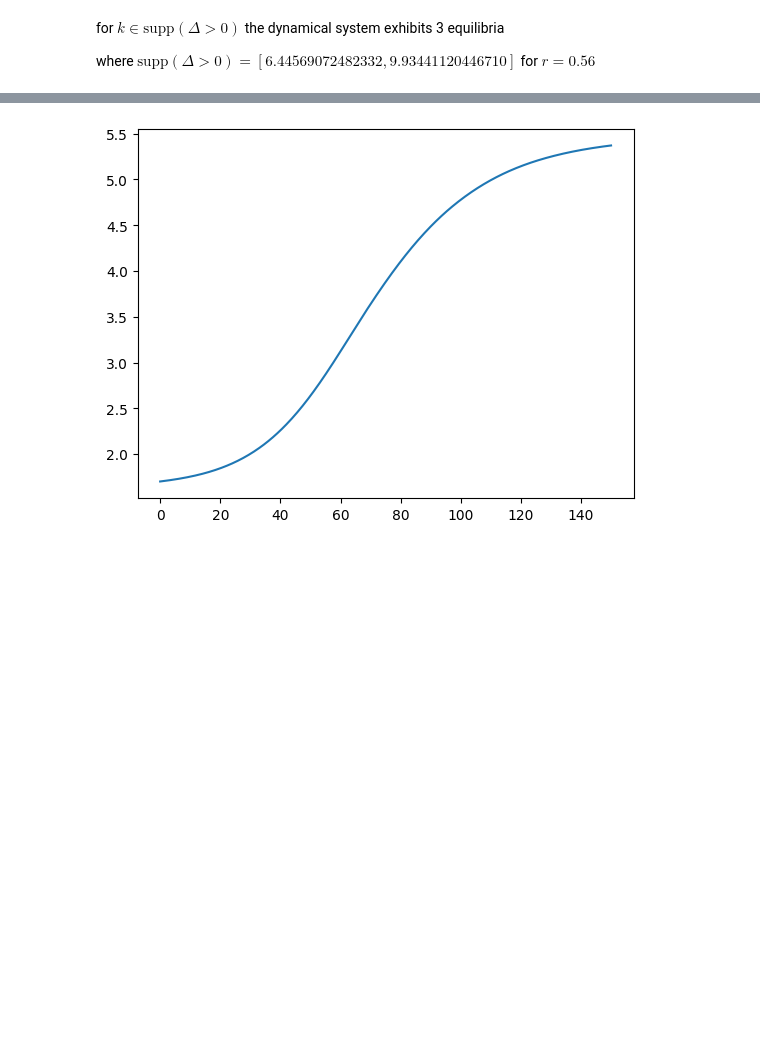
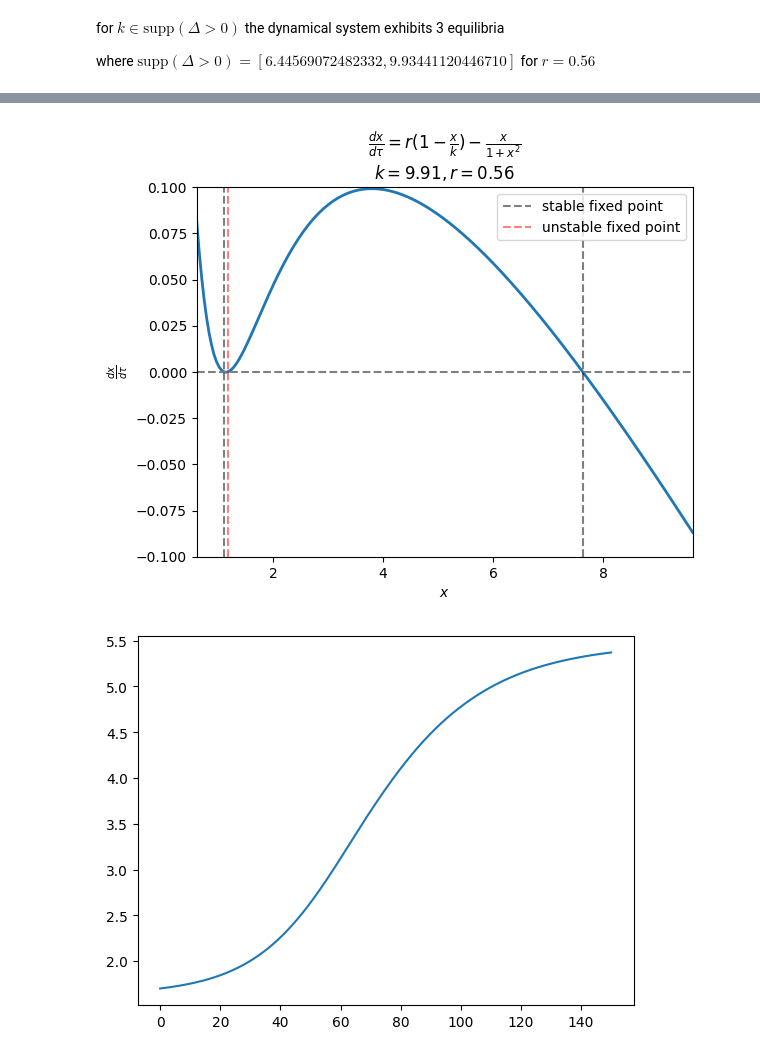
Before and after one commit to MalachiteWind/stable_node_control, a Jupyter notebook: hysteresis2.ipynb, the cells around one changed output, grey strips where cells are left out. Cells and saved outputs as stored; diff of their text form; code cells hidden in the pictures; blank space fills up the shorter version.

```diff
--- a/hysteresis2.ipynb
+++ b/hysteresis2.ipynb
@@ -81,3 +130,82 @@ where $\text{supp}(\Delta > 0) = [6.44569072482332,9.93441120446710]$ for $r=0.5
+# %%
+
+from matplotlib.animation import FuncAnimation, PillowWriter
+
+# Parameters
+r = 0.56
+k_vals = np.linspace(float(r1), float(r2)+0.5, 100)
+
+def real_roots(coeffs):
+    roots = np.roots(coeffs)
+    return sorted([r.real for r in roots if np.isreal(r)])
+
+# Set up plot
+fig, ax = plt.subplots()
+line, = ax.plot([], [], lw=2)
+
+def init():
+    ax.set_xlabel(r"$x$")
+    ax.set_ylabel(r"$\frac{dx}{d\tau}$")
+    return line,
+
+def update(frame):
+    k = k_vals[frame]
+    coeffs = poly_coeff(k, r)
+    roots = real_roots(coeffs)
+    if len(roots) < 3:
+        return [],
+        x0=-1
+        x1 = roots[0]
+        xs = np.linspace(x0 - 0.5, x1 + 2, 201)
+        ys = simple_hysteresis_ode(None, xs, r, k)
+
+        ax.clear()
+        ax.plot(xs, ys, lw=2)
+
+        ax.axhline(0, color='gray', linestyle='--')
+
+        ax.axvline(x=roots[0], color='black', linestyle='--', alpha=0.5, label="stable fixed point")
+
+        ax.set_xlim(xs[0], xs[-1])
+        ax.set_ylim(-0.1, 0.1)
+
+        return ax.lines
+
+    x0 = min(roots)
+    x1 = max(roots)
+    xs = np.linspace(x0 - 0.5, x1 + 2, 201)
+    ys = simple_hysteresis_ode(None, xs, r, k)
+
+    ax.clear()
+    ax.plot(xs, ys, lw=2)
+
+    ax.axhline(0, color='gray', linestyle='--')
+
+    # Plot roots with labels only once
+    ax.axvline(x=roots[0], color='black', linestyle='--', alpha=0.5, label="stable fixed point")
+    ax.axvline(x=roots[1], color='red', linestyle='--', alpha=0.5, label="unstable fixed point")
+    ax.axvline(x=roots[2], color='black', linestyle='--', alpha=0.5,)
+
+    # Uncomment if you want to show all roots without labels (but not recommended if legend is desired)
+    # for root in roots:
+    #     ax.axvline(x=root, color='red', linestyle='--', alpha=0.5)
+
+    ax.set_xlabel(r"$x$")
+    ax.set_ylabel(r"$\frac{dx}{d\tau}$")
+    ax.set_title(r"$\frac{dx}{d\tau} = r(1 - \frac{x}{k}) - \frac{x}{1+x^2}$" + f"\n$k={k:.2f}, r={r}$")
+    ax.set_xlim(xs[0], xs[-1])
+    ax.set_ylim(-0.1, 0.1)
+
+    # Add legend in the top-right corner
+    ax.legend(loc='upper right')
+
+    return ax.lines
+
+
+ani = FuncAnimation(fig, update, frames=len(k_vals), init_func=init, blit=False)
+ani.save("simple_hysteresis_roots.gif", writer=PillowWriter(fps=10))
+# %% [output]
+[figure, added]
 # %%
 x0=1.7
 t_span = [0,150]
```
Also changed, not shown: parts of 7 cells of this notebook, 1 other file.
